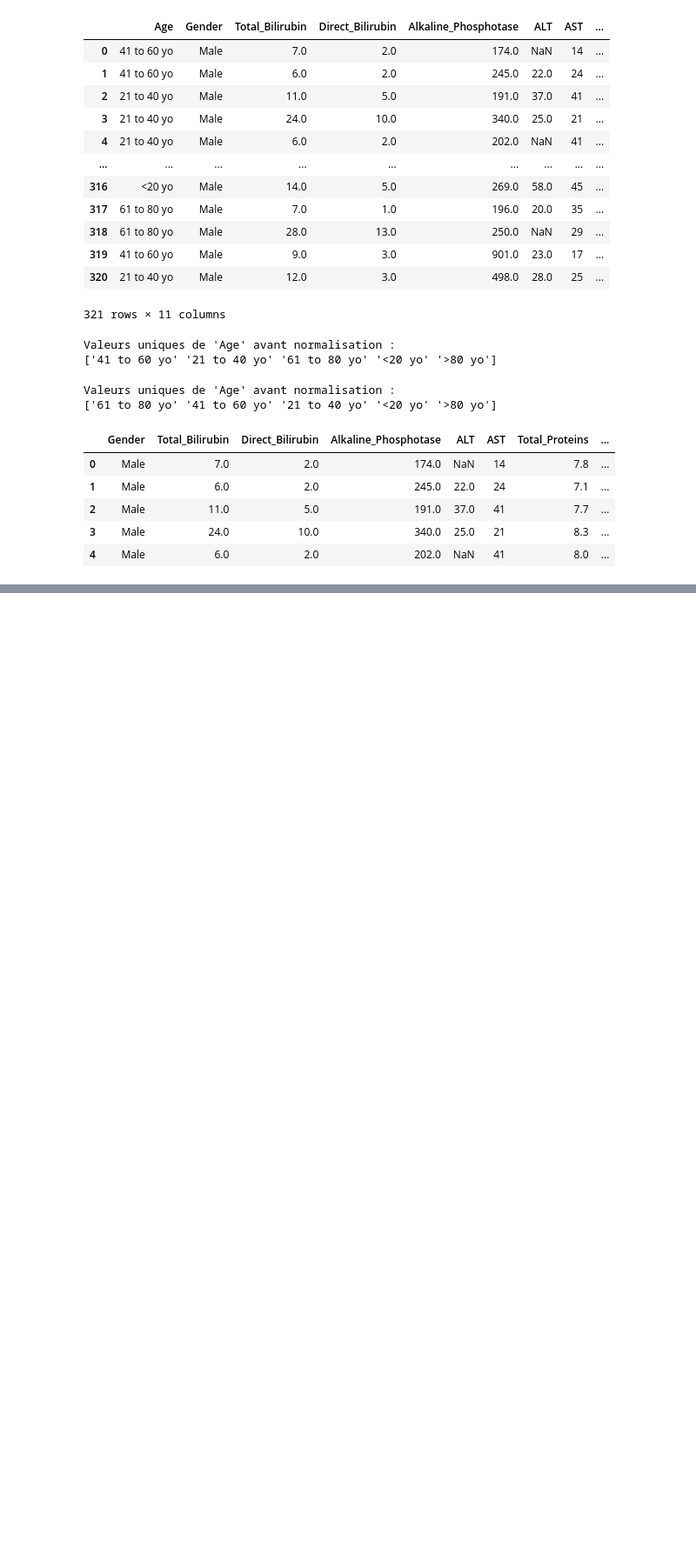
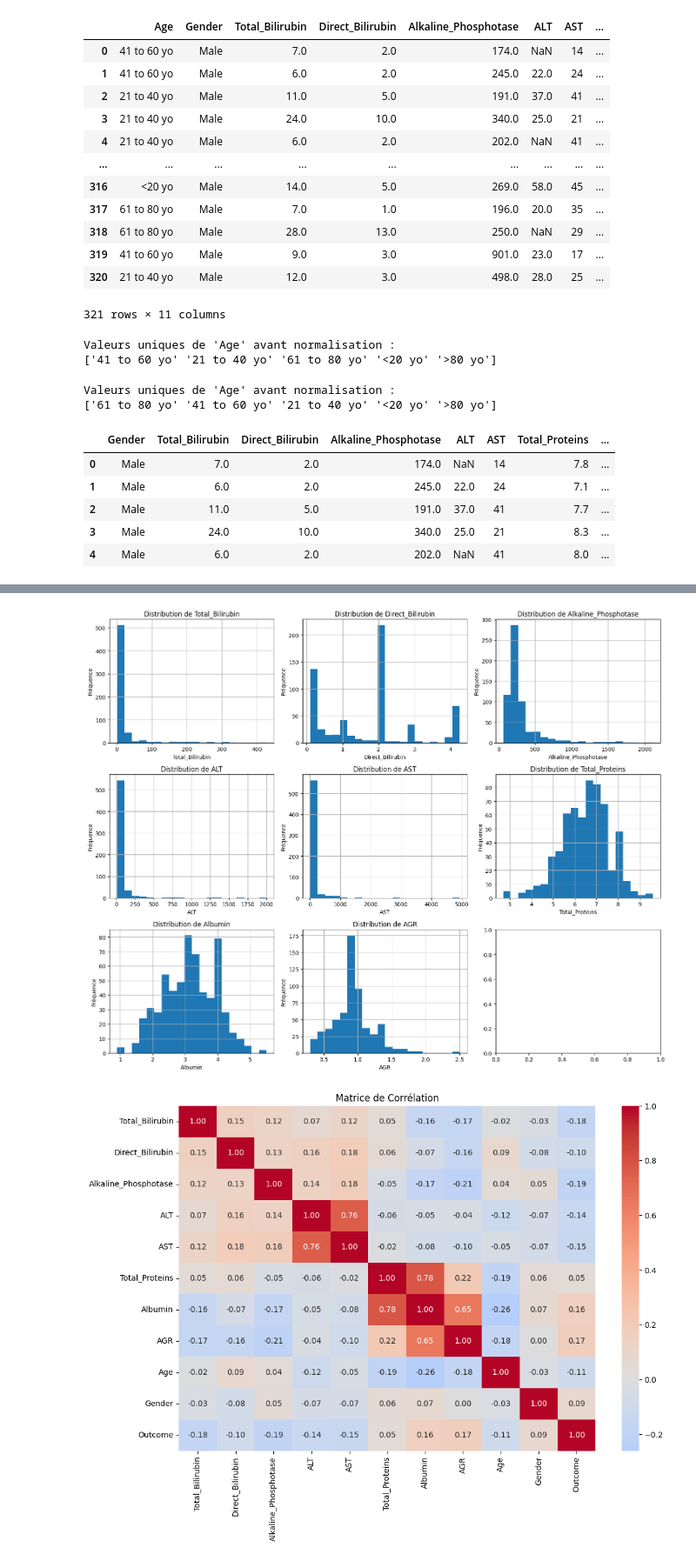
Before and after one commit to elabfr/Epidemologie, a Jupyter notebook: epi.ipynb, the cells around one changed output, grey strips where cells are left out. Shown at 87% size. Saved outputs shown, nothing was run; the diff lists cells and outputs as text; code cells hidden in the pictures; blank space fills up the shorter version.

```diff
--- a/epi.ipynb
+++ b/epi.ipynb
@@ -187,0 +278,5 @@ hopital2.head()
+# %%
+df_combined["Gender"] = df_combined["Gender"].str.lower().replace({
+    "male": 0,
+    "female": 1
+}).astype(int)
@@ -187,0 +331,11 @@ hopital2.head()
+# %%
+print("\n=== TRAITEMENT DES OUTLIERS ===")
+
+numeric_columns = ['Total_Bilirubin', 'Direct_Bilirubin', 'Alkaline_Phosphotase',
+                   'ALT', 'AST', 'Total_Proteins', 'Albumin', 'AGR']
+
+for col in numeric_columns:
+    outliers_before = len(df_combined[df_combined[col] > df_combined[col].quantile(0.95)])
+    df_combined[col] = treat_outliers_iqr(df_combined[col])
+    outliers_after = len(df_combined[df_combined[col] > df_combined[col].quantile(0.95)])
+    print(f"{col}: {outliers_before} → {outliers_after} outliers sévères")
@@ -187,0 +438,51 @@ hopital2.head()
+# %%
+# Analyse de la qualité des données après nettoyage
+import matplotlib.pyplot as plt
+import seaborn as sns
+
+def analyze_clean_dataset(df):
+    """Analyse complète du dataset nettoyé"""
+
+    # 1. Distribution des variables numériques
+    fig, axes = plt.subplots(3, 3, figsize=(15, 12))
+    axes = axes.ravel()
+
+    for i, col in enumerate(numeric_columns):
+        if i < 9:
+            df[col].hist(ax=axes[i], bins=20)
+            axes[i].set_title(f'Distribution de {col}')
+            axes[i].set_xlabel(col)
+            axes[i].set_ylabel('Fréquence')
+
+    plt.tight_layout()
+    plt.show()
+
+    # 2. Matrice de corrélation
+    plt.figure(figsize=(12, 8))
+    correlation_matrix = df.corr()
+    sns.heatmap(correlation_matrix, annot=True, cmap='coolwarm', center=0, fmt='.2f')
+    plt.title('Matrice de Corrélation')
+    plt.show()
+
+    # 3. Balance des classes
+    plt.figure(figsize=(8, 6))
+    df['Outcome'].value_counts().plot(kind='bar')
+    plt.title('Distribution des Classes (Outcome)')
+    plt.xlabel('Classe')
+    plt.ylabel('Nombre d\'échantillons')
+    plt.xticks(rotation=0)
+    plt.show()
+
+    # 4. Rapport de qualité
+    print("=== RAPPORT DE QUALITÉ ===")
+    print(f"Nombre total d'échantillons: {len(df)}")
+    print(f"Nombre de features: {len(df.columns) - 1}")  # -1 pour la target
+    print(f"Valeurs manquantes: {df.isnull().sum().sum()}")
+    print(f"Distribution des classes:")
+    print(df['Outcome'].value_counts(normalize=True))
+
+# Exécuter l'analyse
+analyze_clean_dataset(df_clean)
+# %% [output]
+[figure, added]
+[figure, added]
```
Also changed, not shown: parts of 35 cells of this notebook.
